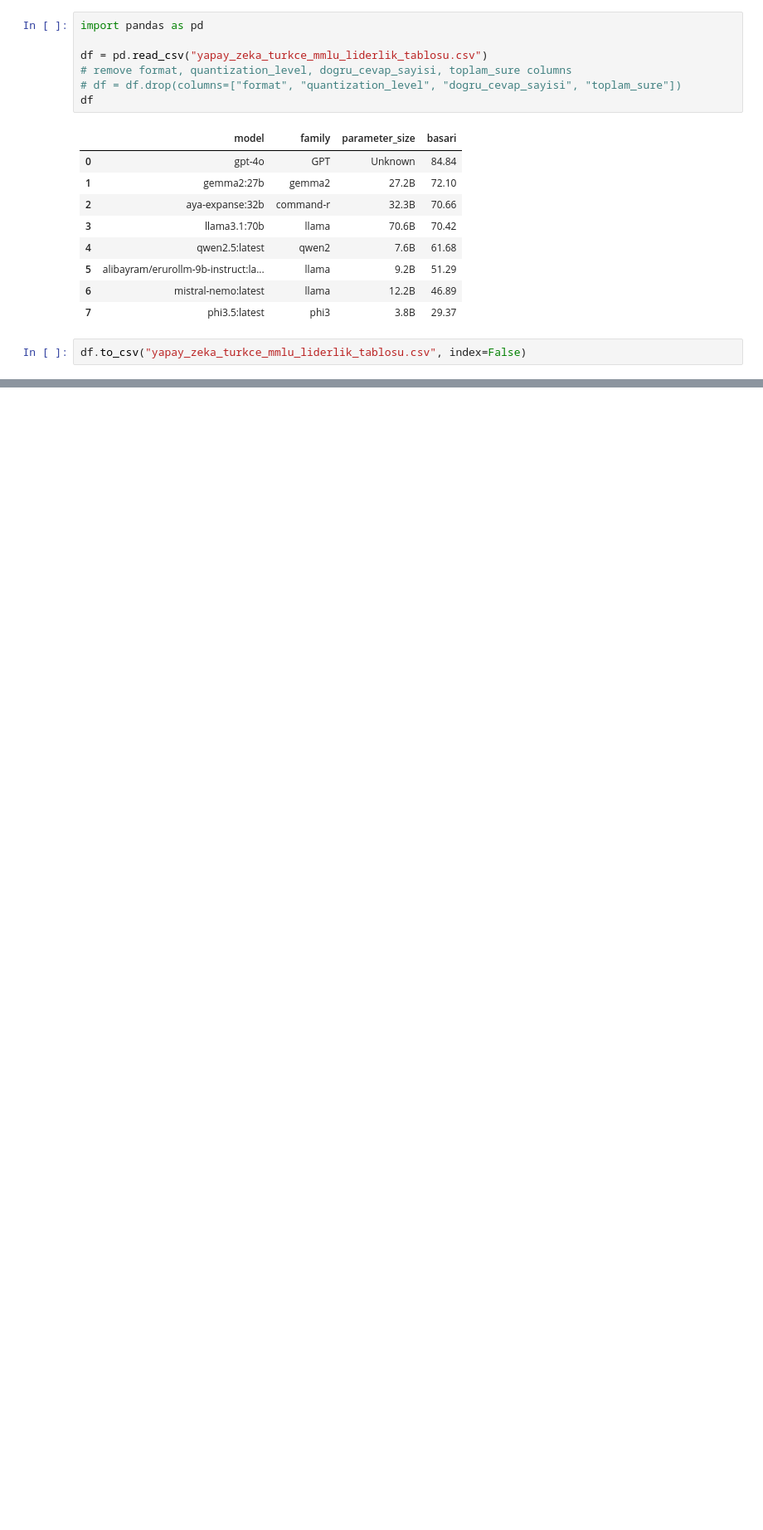
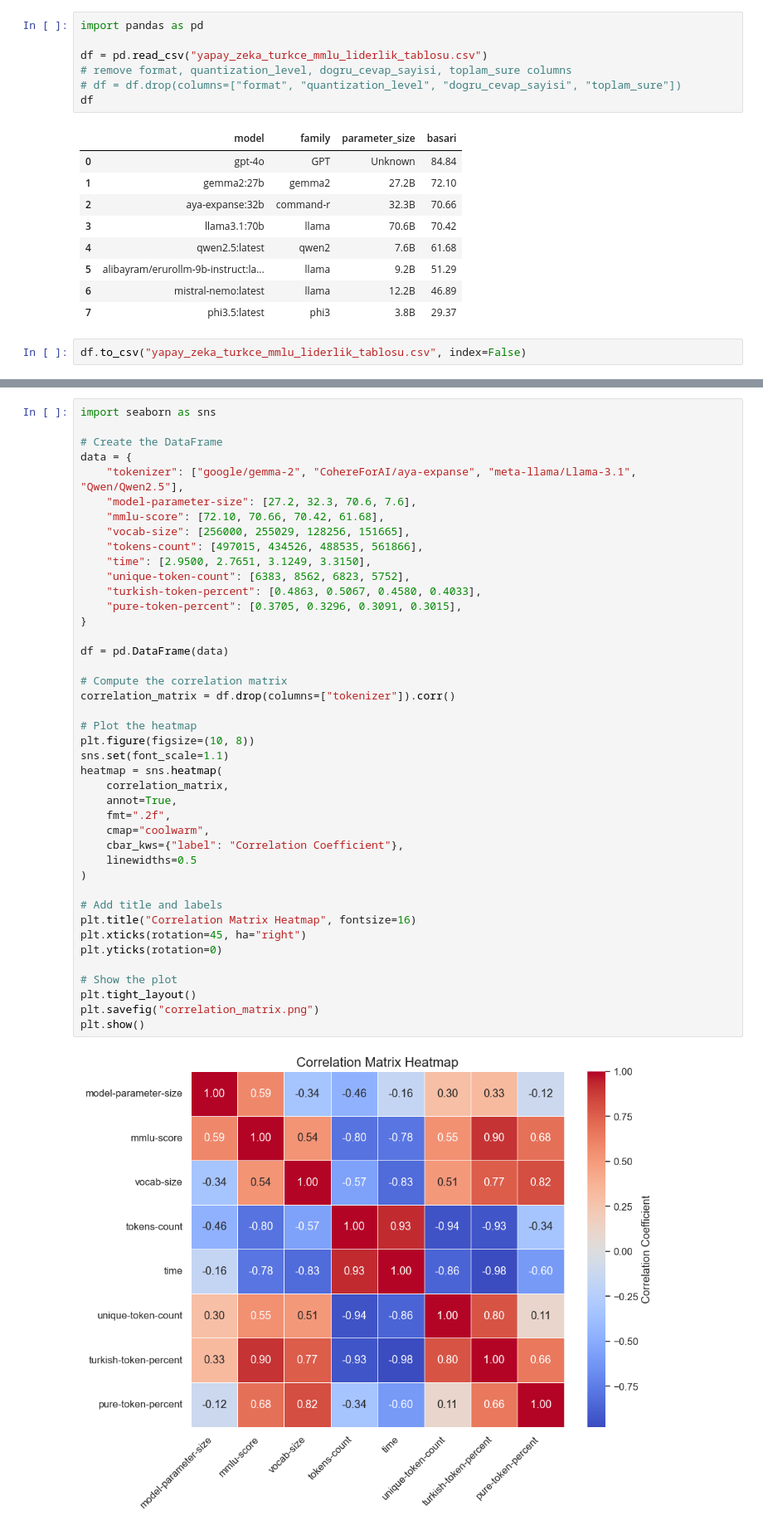
Before and after one commit to malibayram/tokenizer_benchmark, a Jupyter notebook: test_tokenizer.ipynb, the cells around one changed output, grey strips where cells are left out. Shown at 83% size. Saved outputs shown, nothing was run; the diff lists cells and outputs as text; blank space fills up the shorter version.

```diff
--- a/test_tokenizer.ipynb
+++ b/test_tokenizer.ipynb
@@ -346,0 +341,44 @@ plt.show()
+# %%
+import seaborn as sns
+
+# Create the DataFrame
+data = {
+    "tokenizer": ["google/gemma-2", "CohereForAI/aya-expanse", "meta-llama/Llama-3.1", "Qwen/Qwen2.5"],
+    "model-parameter-size": [27.2, 32.3, 70.6, 7.6],
+    "mmlu-score": [72.10, 70.66, 70.42, 61.68],
+    "vocab-size": [256000, 255029, 128256, 151665],
+    "tokens-count": [497015, 434526, 488535, 561866],
+    "time": [2.9500, 2.7651, 3.1249, 3.3150],
+    "unique-token-count": [6383, 8562, 6823, 5752],
+    "turkish-token-percent": [0.4863, 0.5067, 0.4580, 0.4033],
+    "pure-token-percent": [0.3705, 0.3296, 0.3091, 0.3015],
+}
+
+df = pd.DataFrame(data)
+
+# Compute the correlation matrix
+correlation_matrix = df.drop(columns=["tokenizer"]).corr()
+
+# Plot the heatmap
+plt.figure(figsize=(10, 8))
+sns.set(font_scale=1.1)
+heatmap = sns.heatmap(
+    correlation_matrix,
+    annot=True,
+    fmt=".2f",
+    cmap="coolwarm",
+    cbar_kws={"label": "Correlation Coefficient"},
+    linewidths=0.5
+)
+
+# Add title and labels
+plt.title("Correlation Matrix Heatmap", fontsize=16)
+plt.xticks(rotation=45, ha="right")
+plt.yticks(rotation=0)
+
+# Show the plot
+plt.tight_layout()
+plt.savefig("correlation_matrix.png")
+plt.show()
+# %% [output]
+[figure, added]
```
Also changed, not shown: parts of 12 cells of this notebook, 4 other files.
